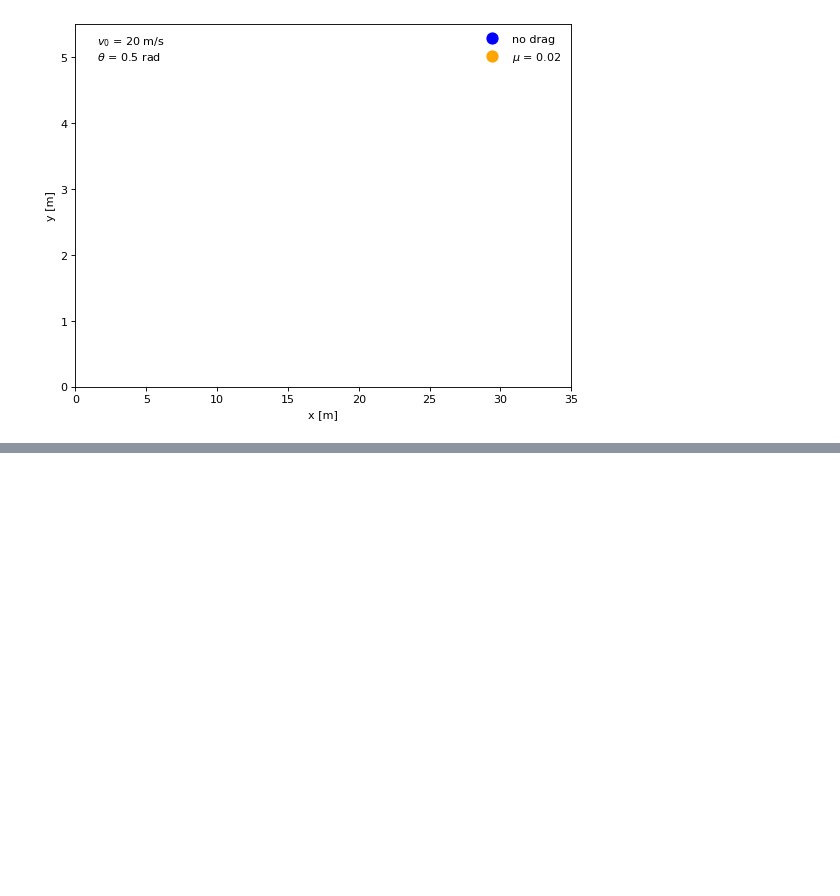
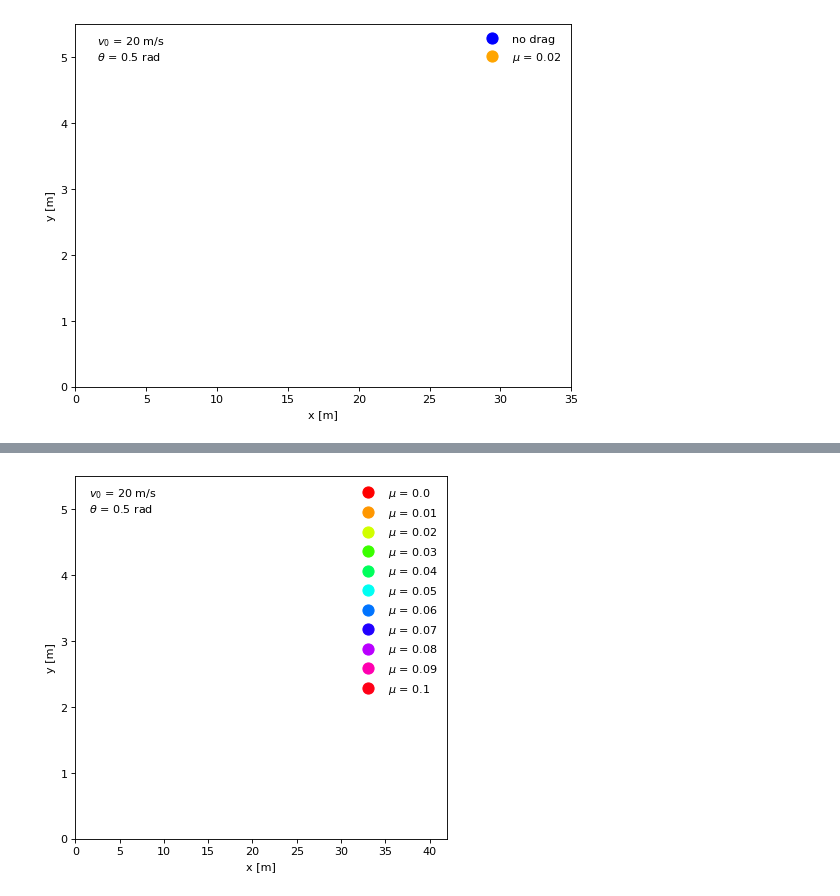
Before and after one commit to marcodelmastro/PhysicsAnimations, a Jupyter notebook: Projectile motion.ipynb, the cells around one changed output, grey strips where cells are left out. Drawn from its saved outputs; the diff is of its cells as text; code cells hidden in the pictures; blank space fills up the shorter version.

```diff
--- a/Projectile motion.ipynb
+++ b/Projectile motion.ipynb
@@ -142,0 +181,22 @@ Image(url='projectile.gif')
+# %%
+fig, ax = plt.subplots(figsize=(6,6),dpi=80)
+L =[]
+B = []
+j = 0
+for _ in range(nmu):
+    l, = plt.plot([],[],"-",linewidth=1,color=cmap(j))
+    b, = plt.plot([],[],"o",markersize=10,color=cmap(j),label="$\mu$ = {}".format(mu_i[j]))
+    L.append(l)
+    B.append(b)
+    j+=1
+time = plt.text(15.,5.05,"")
+plt.xlim([0,42])
+plt.ylim([0,5.5])
+plt.text(1.5,5.20, r'$v_0$ = {} m/s'.format(v0))
+plt.text(1.5,4.95, r'$\theta$ = {} rad'.format(theta))
+plt.xlabel('x [m]')
+plt.ylabel('y [m]')
+plt.legend(loc='best',frameon=False)
+plt.show()
+# %% [output]
+[figure, added]
```
Also changed, not shown: parts of 8 cells of this notebook, 2 other files.
